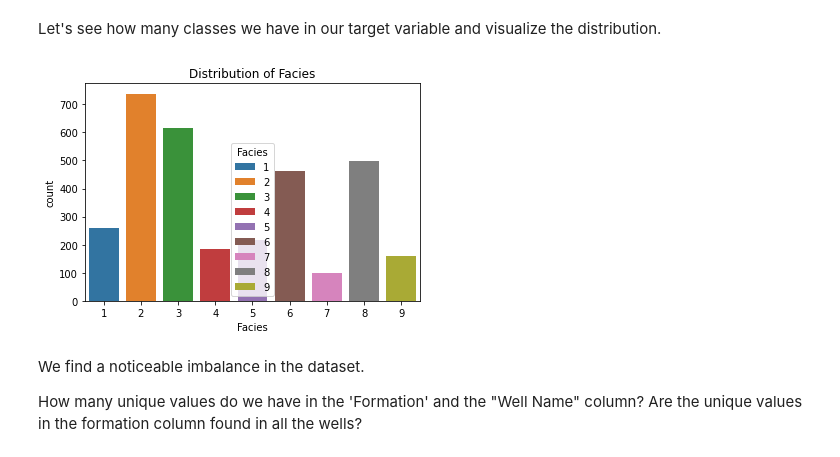
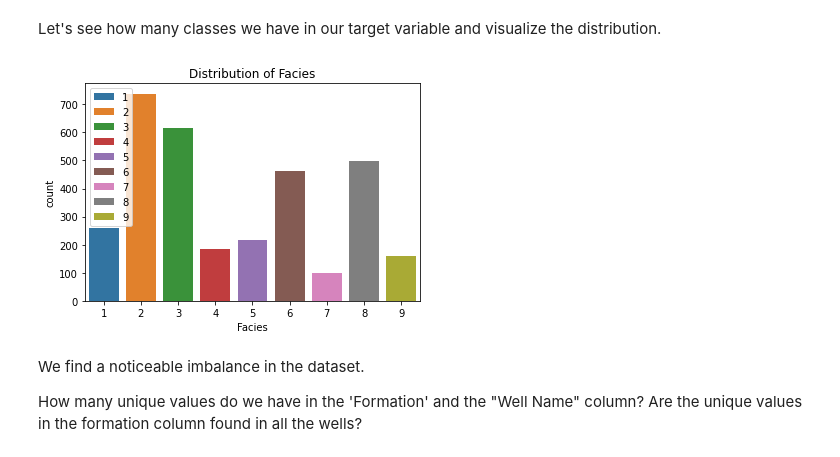
Before and after one commit to ChigozieObika/facies-classification, a Jupyter notebook: EDA_facies.ipynb, the cells around one changed output. Saved outputs shown, nothing was run; the diff lists cells and outputs as text; code cells hidden in the pictures.

```diff
--- a/EDA_facies.ipynb
+++ b/EDA_facies.ipynb
@@ -111,10 +112,11 @@ Let's see how many classes we have in our target variable and visualize the dist
 # %%
 plt.rcParams.update({'figure.figsize':(10,6), 'figure.dpi':100})
 sns.countplot(x='Facies', hue='Facies', data=data, dodge=False)
 plt.title('Distribution of Facies')
+plt.legend(loc = 2)
 plt.show()
 # %% [output]
-[figure, old version]
+[figure, new version]
 # %% [markdown]
 We find a noticeable imbalance in the dataset.
 
```
Also changed, not shown: parts of 5 cells of this notebook, 3 other files.
